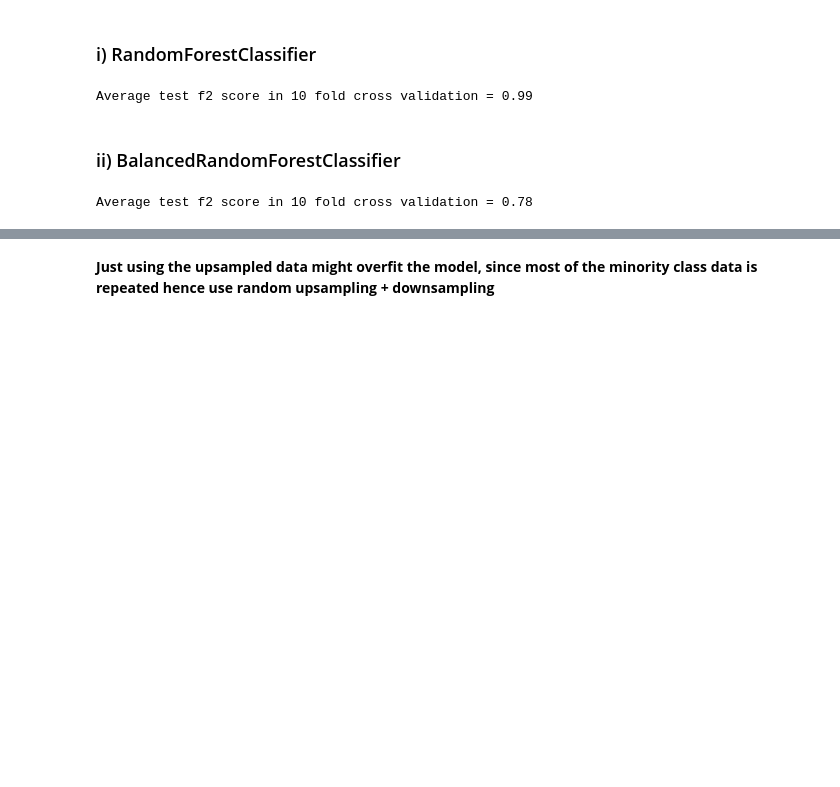
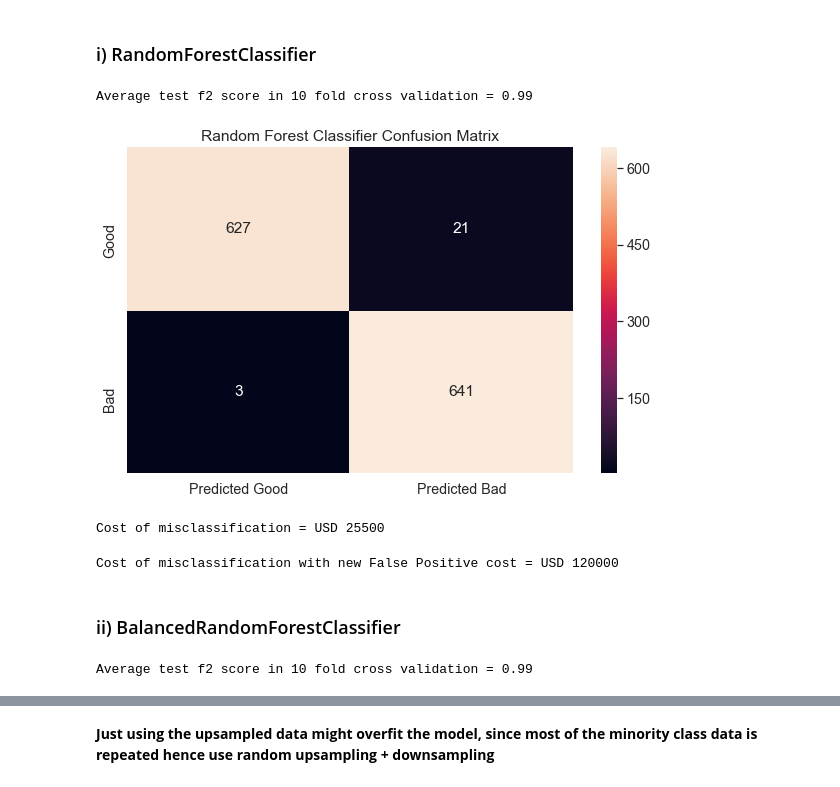
Before and after one commit to PadmajaVB/animall-assignment, a Jupyter notebook: animall-assignment.ipynb, the cells around one changed output, grey strips where cells are left out. Saved outputs shown, nothing was run; the diff lists cells and outputs as text; code cells hidden in the pictures; blank space fills up the shorter version.

```diff
--- a/animall-assignment.ipynb
+++ b/animall-assignment.ipynb
@@ -250,11 +324,34 @@ cv = RepeatedStratifiedKFold(n_splits=10, n_repeats=3, random_state=1)
 random_forest_cv = cross_validation(rf_model, X_up, y_up, scoring=scorer, cv=cv)
 # %% [output]
 Average test f2 score in 10 fold cross validation = 0.99
+# %%
+rf_model.fit(X_train_up, y_train_up)
+y_val_pred = rf_model.predict(X_val_up)
+
+# Confusion matriz
+rf_model_cm = confusion_matrix(y_val_up, y_val_pred)
+# %%
+model_name = 'Random Forest'
+visualize(rf_model_cm, model_name)
+# %% [output]
+[figure, added]
+# %%
+FP_cost = 500
+FN_cost = 5000
+print("Cost of misclassification = USD", (rf_model_cm[0][1]*FP_cost)+(rf_model_cm[1][0]*FN_cost))
+# %% [output]
+Cost of misclassification = USD 25500
+# %%
+FP_cost = 5000
+FN_cost = 5000
+print("Cost of misclassification with new False Positive cost = USD", (rf_model_cm[0][1]*FP_cost)+(rf_model_cm[1][0]*FN_cost))
+# %% [output]
+Cost of misclassification with new False Positive cost = USD 120000
 # %% [markdown]
 ### ii) BalancedRandomForestClassifier
 # %%
 # Balanced Random forest
 rf_model_2 = BalancedRandomForestClassifier(n_estimators=100)
-random_forest_balanced_cv = cross_validation(rf_model_2, X, y, scoring=scorer, cv=cv)
+random_forest_balanced_cv = cross_validation(rf_model_2, X_up, y_up, scoring=scorer, cv=cv)
 # %% [output]
-Average test f2 score in 10 fold cross validation = 0.78
+Average test f2 score in 10 fold cross validation = 0.99
```
Also changed, not shown: parts of 68 cells of this notebook, 4 other files.
